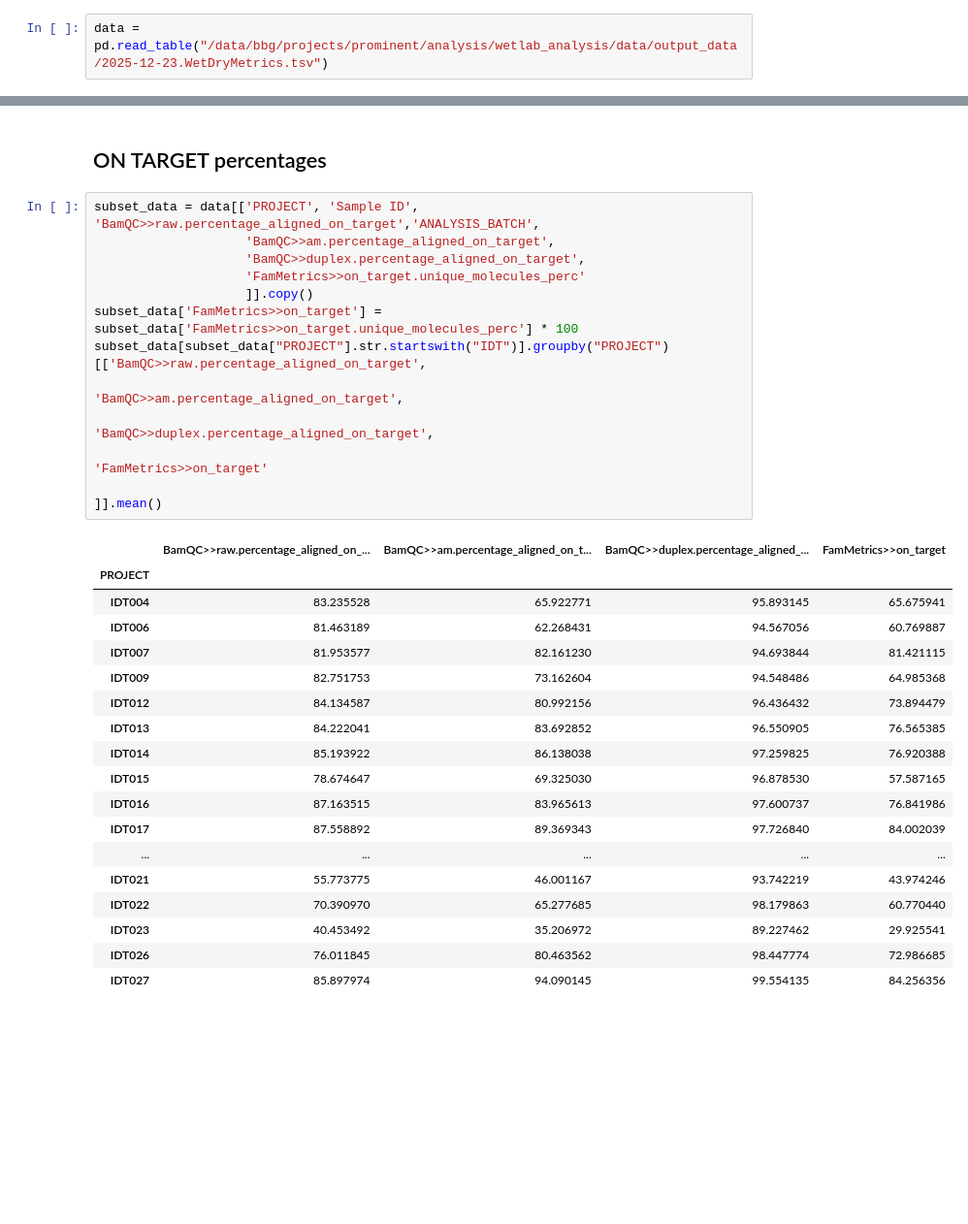
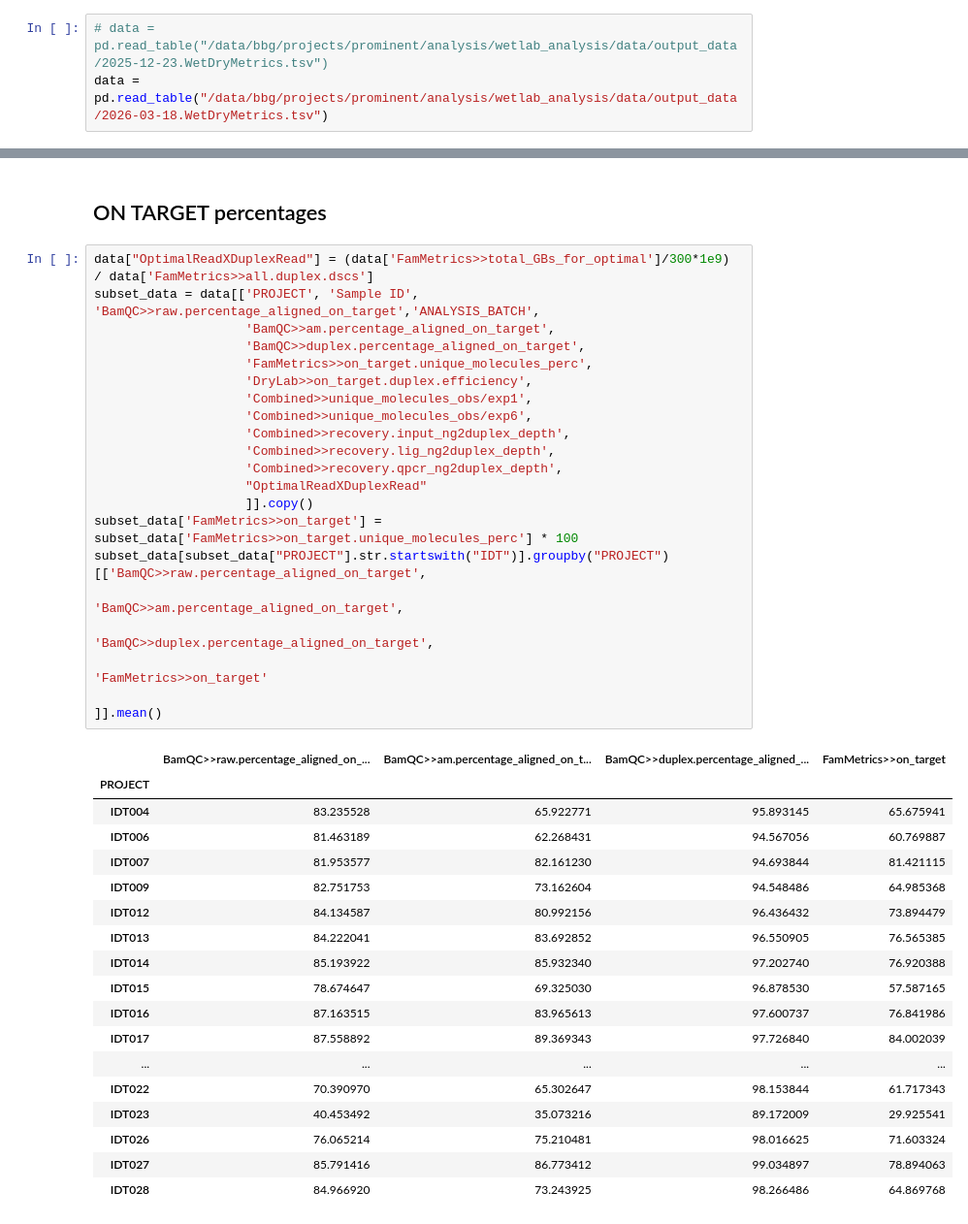
Before and after one commit to bbglab/DeepClone_protocol, a Jupyter notebook: figure3/plot_ontarget_experiments.ipynb, the cells around one changed output, grey strips where cells are left out. Shown at 97% size. Drawn from its saved outputs; the diff is of its cells as text; blank space fills up the shorter version.

```diff
--- a/figure3/plot_ontarget_experiments.ipynb
+++ b/figure3/plot_ontarget_experiments.ipynb
@@ -11,4 +11,5 @@ from sklearn import preprocessing
 wetlab_analysis_dir = '/data/bbg/projects/prominent/analysis/wetlab_analysis/data'
 plotsdir = f"{wetlab_analysis_dir}/plots"
 # %%
-data = pd.read_table("/data/bbg/projects/prominent/analysis/wetlab_analysis/data/output_data/2025-12-23.WetDryMetrics.tsv")
+# data = pd.read_table("/data/bbg/projects/prominent/analysis/wetlab_analysis/data/output_data/2025-12-23.WetDryMetrics.tsv")
+data = pd.read_table("/data/bbg/projects/prominent/analysis/wetlab_analysis/data/output_data/2026-03-18.WetDryMetrics.tsv")
@@ -15,36 +36,44 @@ data = pd.read_table("/data/bbg/projects/prominent/analysis/wetlab_analysis/data
 # %% [markdown]
 ## ON TARGET percentages
 # %%
+data["OptimalReadXDuplexRead"] = (data['FamMetrics>>total_GBs_for_optimal']/300*1e9) / data['FamMetrics>>all.duplex.dscs']
 subset_data = data[['PROJECT', 'Sample ID', 'BamQC>>raw.percentage_aligned_on_target','ANALYSIS_BATCH',
                     'BamQC>>am.percentage_aligned_on_target',
                     'BamQC>>duplex.percentage_aligned_on_target',
-                    'FamMetrics>>on_target.unique_molecules_perc'
+                    'FamMetrics>>on_target.unique_molecules_perc',
+                    'DryLab>>on_target.duplex.efficiency',
+                    'Combined>>unique_molecules_obs/exp1',
+                    'Combined>>unique_molecules_obs/exp6',
+                    'Combined>>recovery.input_ng2duplex_depth',
+                    'Combined>>recovery.lig_ng2duplex_depth',
+                    'Combined>>recovery.qpcr_ng2duplex_depth',
+                    "OptimalReadXDuplexRead"
                     ]].copy()
 subset_data['FamMetrics>>on_target'] = subset_data['FamMetrics>>on_target.unique_molecules_perc'] * 100
 subset_data[subset_data["PROJECT"].str.startswith("IDT")].groupby("PROJECT")[['BamQC>>raw.percentage_aligned_on_target',
                                                                                 'BamQC>>am.percentage_aligned_on_target',
                                                                                 'BamQC>>duplex.percentage_aligned_on_target',
                                                                                 'FamMetrics>>on_target'
                                                                                 ]].mean()
 # %% [output]
 |  | BamQC>>raw.percentage_aligned_on_... | BamQC>>am.percentage_aligned_on_t... | BamQC>>duplex.percentage_aligned_... | FamMetrics>>on_target |
 | PROJECT |  |  |  |  |
 | IDT004 | 83.235528 | 65.922771 | 95.893145 | 65.675941 |
 | IDT006 | 81.463189 | 62.268431 | 94.567056 | 60.769887 |
 | IDT007 | 81.953577 | 82.161230 | 94.693844 | 81.421115 |
 | IDT009 | 82.751753 | 73.162604 | 94.548486 | 64.985368 |
 | IDT012 | 84.134587 | 80.992156 | 96.436432 | 73.894479 |
 | IDT013 | 84.222041 | 83.692852 | 96.550905 | 76.565385 |
-| IDT014 | 85.193922 | 86.138038 | 97.259825 | 76.920388 |
+| IDT014 | 85.193922 | 85.932340 | 97.202740 | 76.920388 |
 | IDT015 | 78.674647 | 69.325030 | 96.878530 | 57.587165 |
 | IDT016 | 87.163515 | 83.965613 | 97.600737 | 76.841986 |
 | IDT017 | 87.558892 | 89.369343 | 97.726840 | 84.002039 |
 | ... | ... | ... | ... | ... |
-| IDT021 | 55.773775 | 46.001167 | 93.742219 | 43.974246 |
-| IDT022 | 70.390970 | 65.277685 | 98.179863 | 60.770440 |
-| IDT023 | 40.453492 | 35.206972 | 89.227462 | 29.925541 |
-| IDT026 | 76.011845 | 80.463562 | 98.447774 | 72.986685 |
-| IDT027 | 85.897974 | 94.090145 | 99.554135 | 84.256356 |
+| IDT022 | 70.390970 | 65.302647 | 98.153844 | 61.717343 |
+| IDT023 | 40.453492 | 35.073216 | 89.172009 | 29.925541 |
+| IDT026 | 76.065214 | 75.210481 | 98.016625 | 71.603324 |
+| IDT027 | 85.791416 | 86.773412 | 99.034897 | 78.894063 |
+| IDT028 | 84.966920 | 73.243925 | 98.266486 | 64.869768 |
 # %%
 sorted(subset_data["PROJECT"].unique())
 # %% [output]
```
Also changed, not shown: parts of 7 cells of this notebook, 4 other files.
